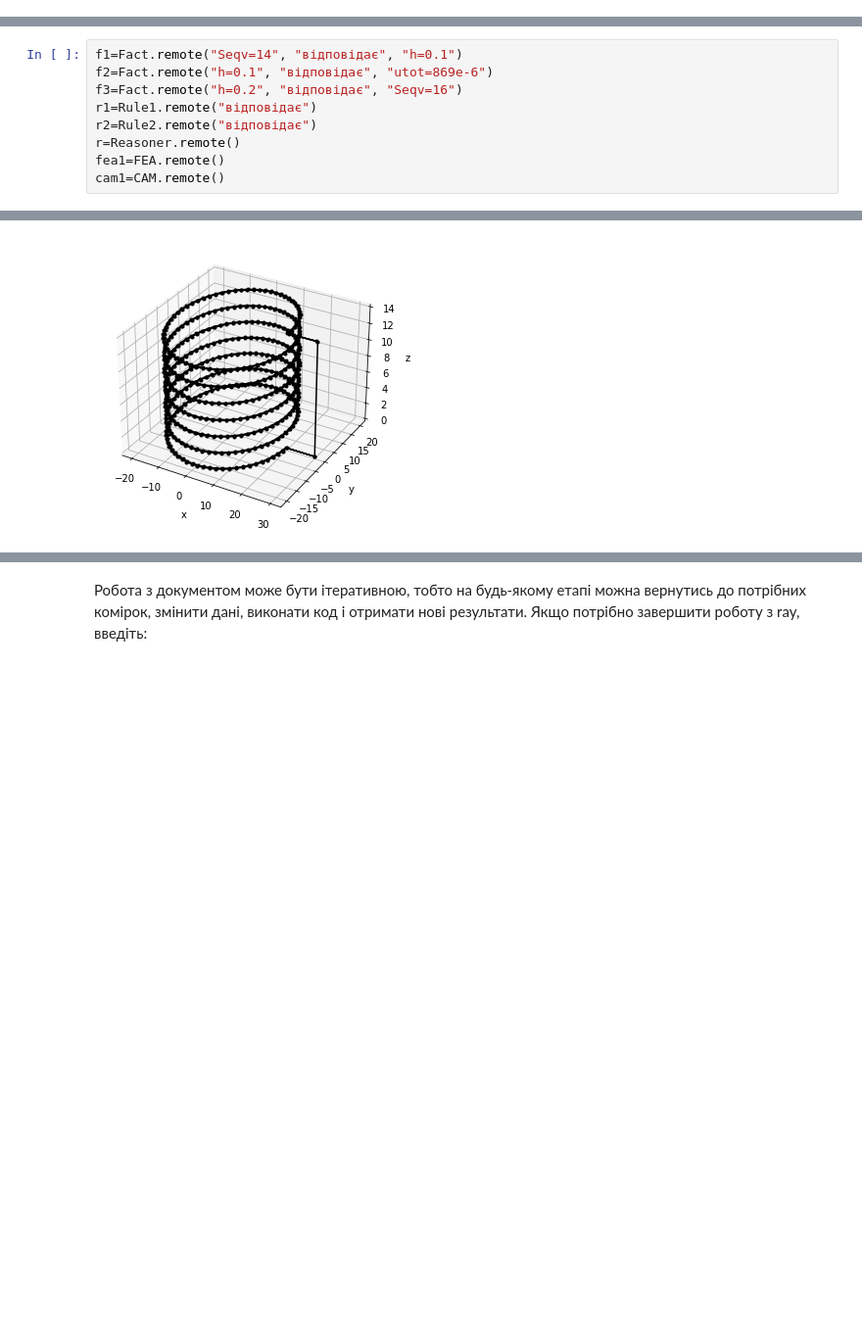
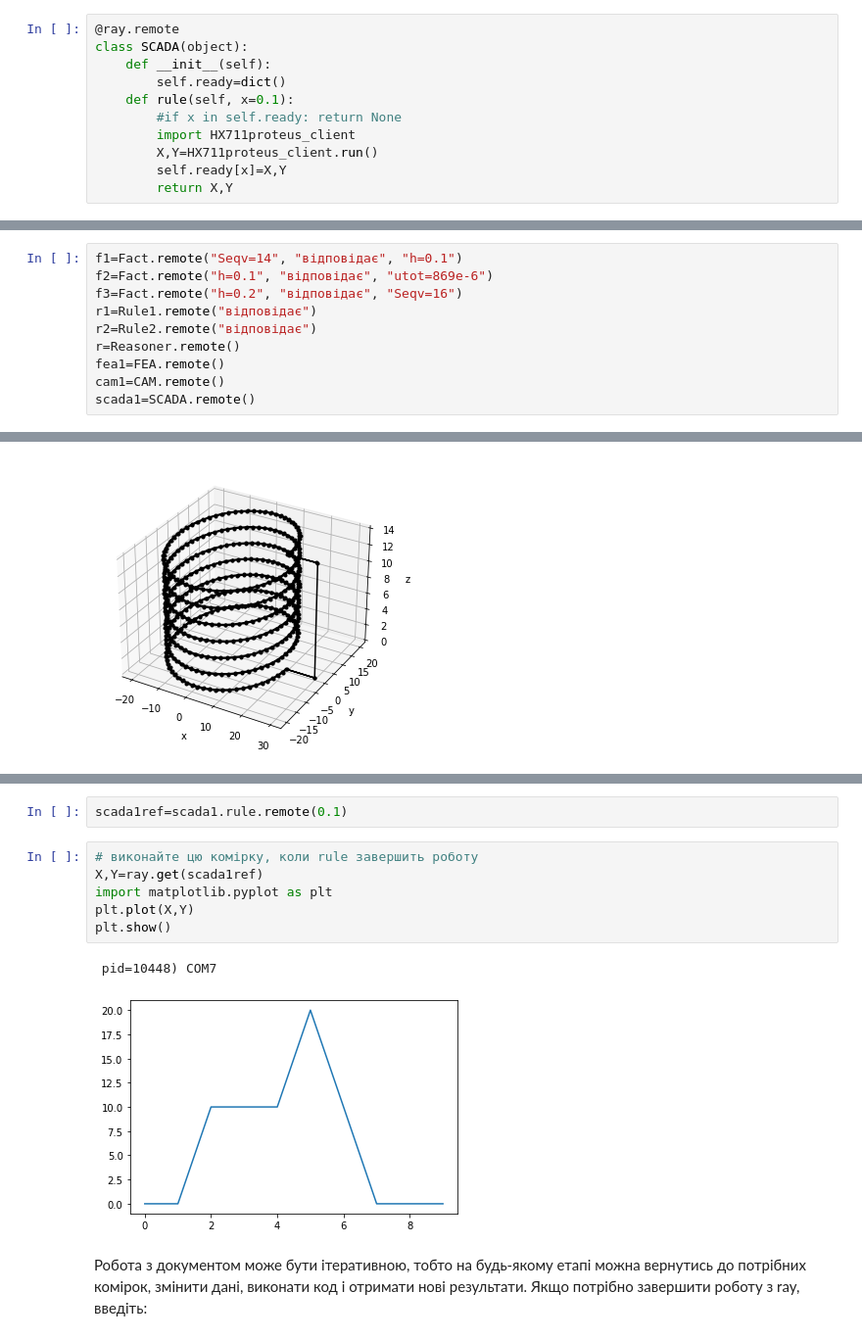
Before and after one commit to vkopey/ThreadsPLM-MAS-, a Jupyter notebook: ThreadPLM_ray.ipynb, the cells around one changed output, grey strips where cells are left out. Shown at 98% size. Drawn from its saved outputs; the diff is of its cells as text; blank space fills up the shorter version.

```diff
--- a/ThreadPLM_ray.ipynb
+++ b/ThreadPLM_ray.ipynb
@@ -128,3 +132,14 @@ class CAM(object):
+# %%
+@ray.remote
+class SCADA(object):
+    def __init__(self):
+        self.ready=dict()
+    def rule(self, x=0.1):
+        #if x in self.ready: return None
+        import HX711proteus_client
+        X,Y=HX711proteus_client.run()
+        self.ready[x]=X,Y
+        return X,Y
 # %% [markdown]
 ## Створення агентів системи (акторів)
 Кожен агент може працювати паралельно з іншими. Проте це залежить від кількості процесорів на кластері. В даному випадку введені факти, які містять відповідність значень вхідних і вихідних параметрів моделі різьбового з'єднання: геометричного параметра h (мм), максимального еквівалентного напруження в різьбі Seqv (МПа), максимального сумарного переміщення utot (мм). Ці факти можуть бути отримані в результаті моделювання, експериментів, промислових даних на попередніх етапах ЖЦ.
@@ -137,6 +152,7 @@ r2=Rule2.remote("відповідає")
 r=Reasoner.remote()
 fea1=FEA.remote()
 cam1=CAM.remote()
+scada1=SCADA.remote()
 # %% [markdown]
 ## Логічне виведення фактів
 Функція rule агентів, які містять правила, викликається до тих пір, поки є результати (нові факти). Виводяться триплети з новими фактами. Ці тріплети можна використати для створення нових агентів-фактів.
@@ -204,3 +223,14 @@ CNC_thread_mill.plotCNC(y2)
+# %%
+scada1ref=scada1.rule.remote(0.1)
+# %%
+# виконайте цю комірку, коли rule завершить роботу
+X,Y=ray.get(scada1ref)
+import matplotlib.pyplot as plt
+plt.plot(X,Y)
+plt.show()
+# %% [output]
+ pid=10448) COM7
+[figure, added]
 # %% [markdown]
 Робота з документом може бути ітеративною, тобто на будь-якому етапі можна вернутись до потрібних комірок, змінити дані, виконати код і отримати нові результати. Якщо потрібно завершити роботу з ray, введіть:
 # %%
```
Also changed, not shown: parts of 5 cells of this notebook, 6 other files.
